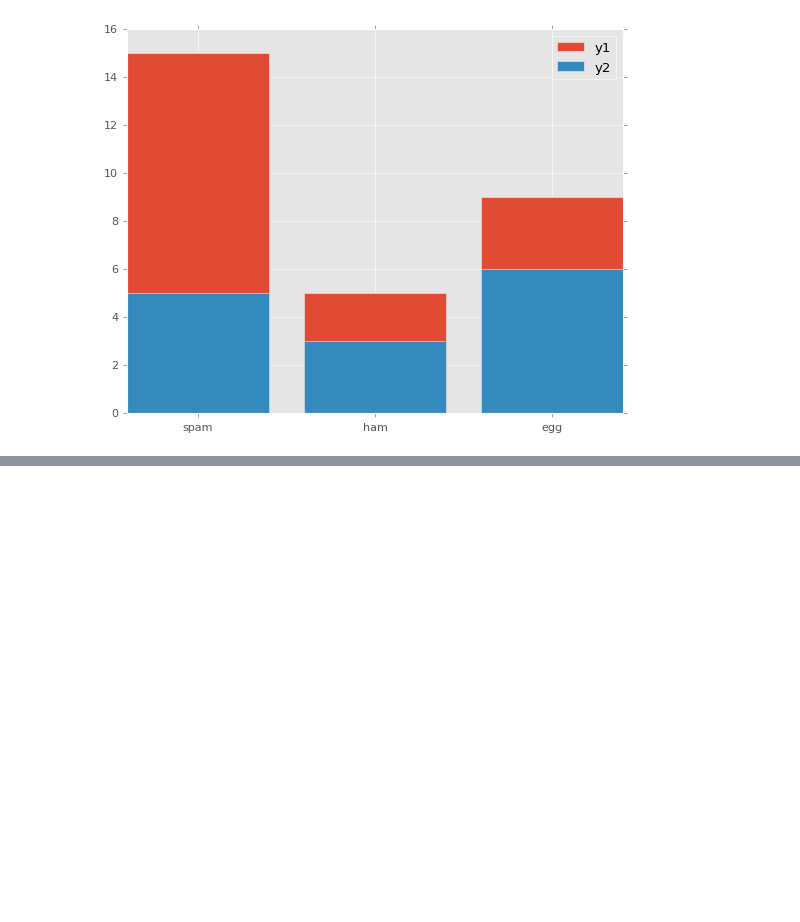
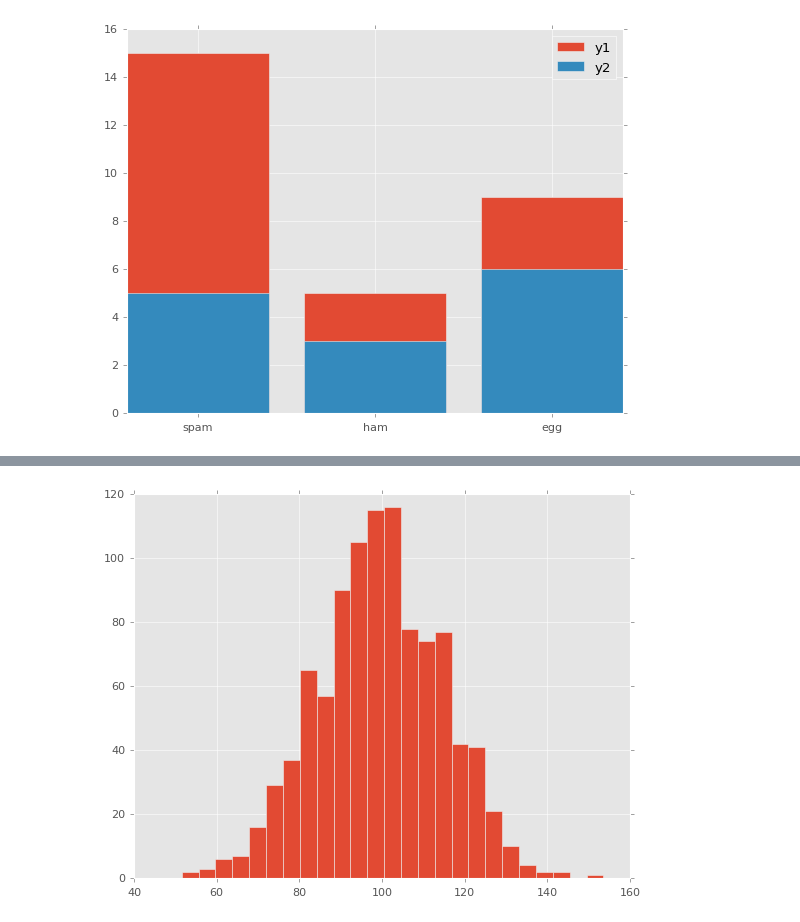
Before and after one commit to shosato101/pydata, a Jupyter notebook: test_matplotlib.ipynb, the cells around one changed output, grey strips where cells are left out. Cells and saved outputs as stored; diff of their text form; code cells hidden in the pictures; blank space fills up the shorter version.

```diff
--- a/test_matplotlib.ipynb
+++ b/test_matplotlib.ipynb
@@ -128,0 +168,8 @@ plt.show()
+# %%
+fig, ax = plt.subplots()
+
+ax.hist(x, bins=25)
+
+plt.show()
+# %% [output]
+[figure, added]
```
Also changed, not shown: parts of 5 cells of this notebook, 1 other file.
